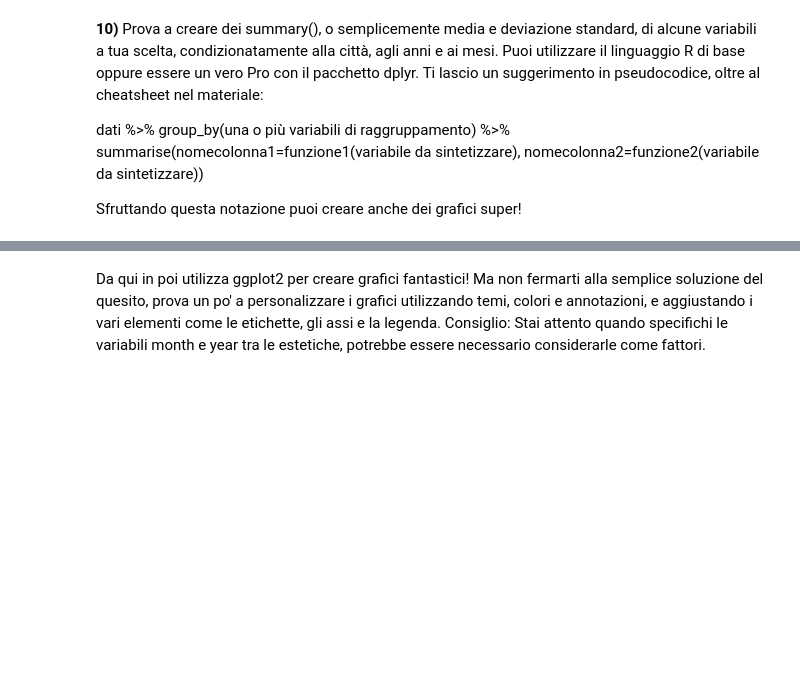
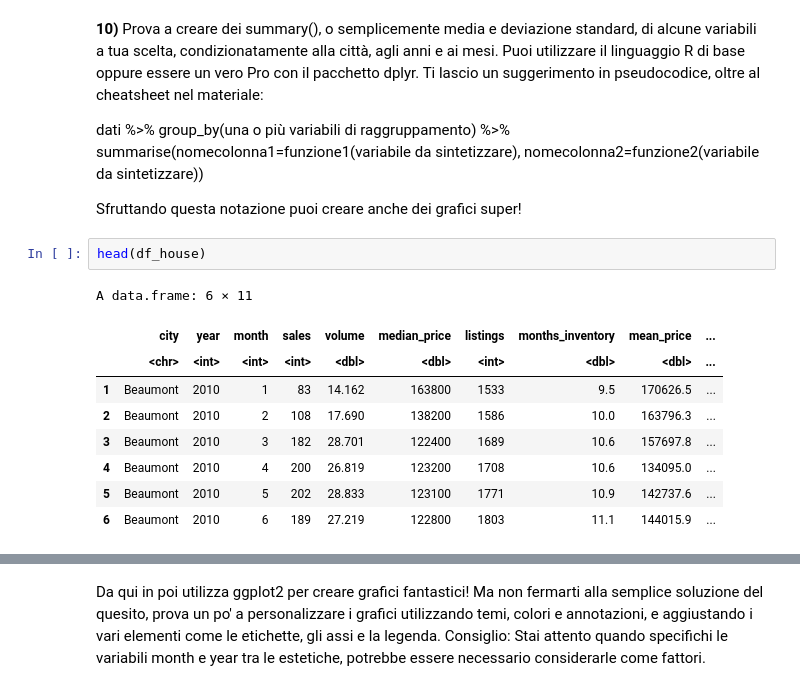
Before and after one commit to MarcoVando/statistica-descrittiva-per-datascience, a Jupyter notebook: progetto finale/prj_final.ipynb, the cells around one changed output, grey strips where cells are left out. Cells and saved outputs as stored; diff of their text form; blank space fills up the shorter version.

```diff
--- a/progetto finale/prj_final.ipynb
+++ b/progetto finale/prj_final.ipynb
@@ -367,3 +365,15 @@ A data.frame: 2 × 11
   nomecolonna2=funzione2(variabile da sintetizzare))
 
 Sfruttando questa notazione puoi creare anche dei grafici super!
+# %%
+head(df_house)
+# %% [output]
+A data.frame: 6 × 11
+|  | city | year | month | sales | volume | median_price | listings | months_inventory | mean_price | ... |
+|  | <chr> | <int> | <int> | <int> | <dbl> | <dbl> | <int> | <dbl> | <dbl> | ... |
+| 1 | Beaumont | 2010 | 1 | 83 | 14.162 | 163800 | 1533 | 9.5 | 170626.5 | ... |
+| 2 | Beaumont | 2010 | 2 | 108 | 17.690 | 138200 | 1586 | 10.0 | 163796.3 | ... |
+| 3 | Beaumont | 2010 | 3 | 182 | 28.701 | 122400 | 1689 | 10.6 | 157697.8 | ... |
+| 4 | Beaumont | 2010 | 4 | 200 | 26.819 | 123200 | 1708 | 10.6 | 134095.0 | ... |
+| 5 | Beaumont | 2010 | 5 | 202 | 28.833 | 123100 | 1771 | 10.9 | 142737.6 | ... |
+| 6 | Beaumont | 2010 | 6 | 189 | 27.219 | 122800 | 1803 | 11.1 | 144015.9 | ... |
```
Also changed, not shown: parts of 10 cells of this notebook.
